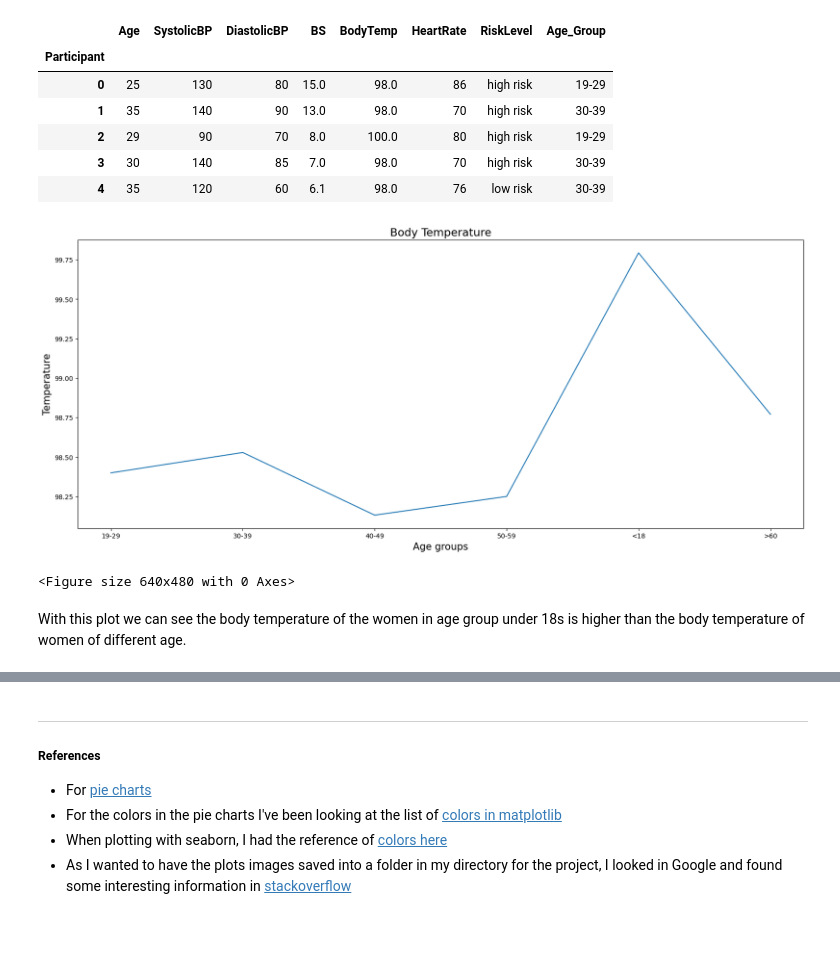
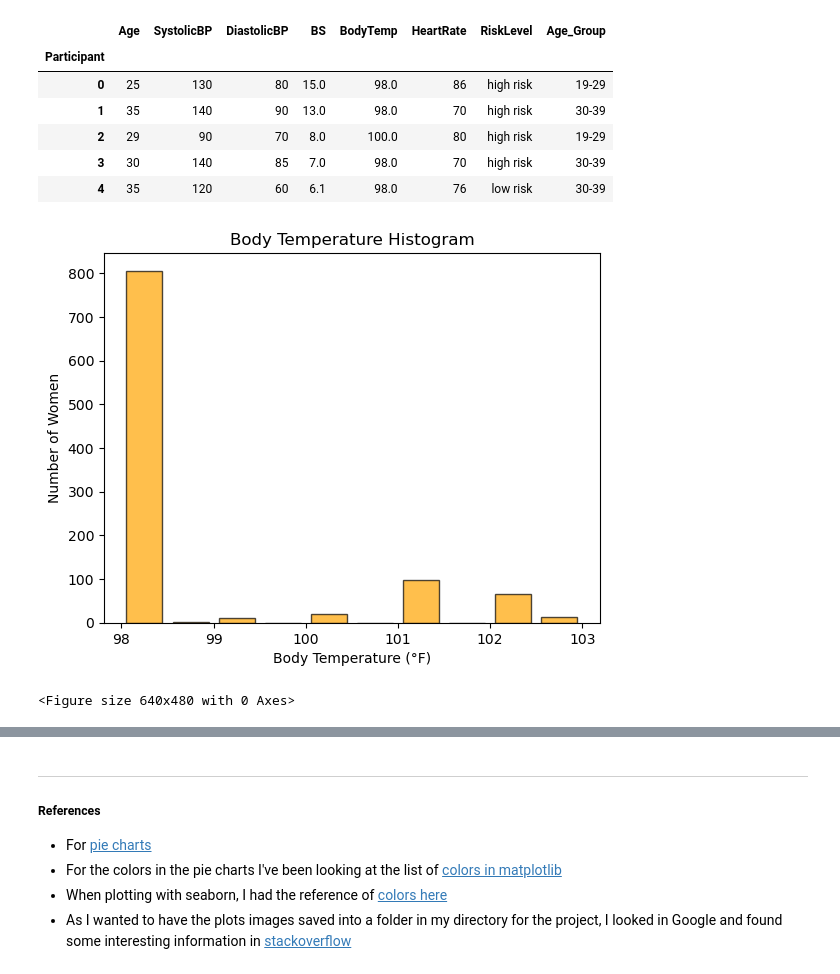
Before and after one commit to Jennyicano/PFDA, a Jupyter notebook: pfda_project/big_project.ipynb, the cells around one changed output, grey strips where cells are left out. Cells and saved outputs as stored; diff of their text form; code cells hidden in the pictures; blank space fills up the shorter version.

Commit message:
adding the body temperature code

```diff
--- a/pfda_project/big_project.ipynb
+++ b/pfda_project/big_project.ipynb
@@ -260,21 +260,15 @@ df.head()
 | 2 | 29 | 90 | 70 | 8.0 | 100.0 | 80 | high risk | 19-29 |
 | 3 | 30 | 140 | 85 | 7.0 | 98.0 | 70 | high risk | 30-39 |
 | 4 | 35 | 120 | 60 | 6.1 | 98.0 | 76 | low risk | 30-39 |
-# %%
-# Looking at the mean temperature of each age group in the dataset.
-
-fig, ax = plt.subplots(figsize=(20, 8))
-df.groupby(['Age_Group'])['BodyTemp'].mean().plot(ax=ax)
-ax.set(title="Body Temperature", xlabel="age groups", ylabel="Body Temperature")
-ax.title.set_fontsize(17)
-ax.xaxis.label.set_color('black')
-ax.yaxis.label.set_color('black')
-plt.xlabel("Age groups", fontsize=15, color='black')
-plt.ylabel("Temperature", fontsize=15, color='black')
-plt.show()
-plt.savefig('img/body_temperature.png')
-# %% [output]
-[figure, removed]
-<Figure size 640x480 with 0 Axes>
-# %% [markdown]
-With this plot we can see the body temperature of the women in age group under 18s is higher than the body temperature of women of different age.
+# %%
+# Plotting the histogram of the body temperature.
+
+plt.hist(df['BodyTemp'], bins=10, color='orange', edgecolor='black', alpha=0.7, rwidth=0.78)
+plt.xlabel('Body Temperature (°F)')
+plt.ylabel('Number of Women')
+plt.title('Body Temperature Histogram')
+plt.show()
+plt.savefig('img/body_temp_hist.png')
+# %% [output]
+[figure, added]
+<Figure size 640x480 with 0 Axes>
```
Also changed, not shown: parts of 3 cells of this notebook, 4 other files.
